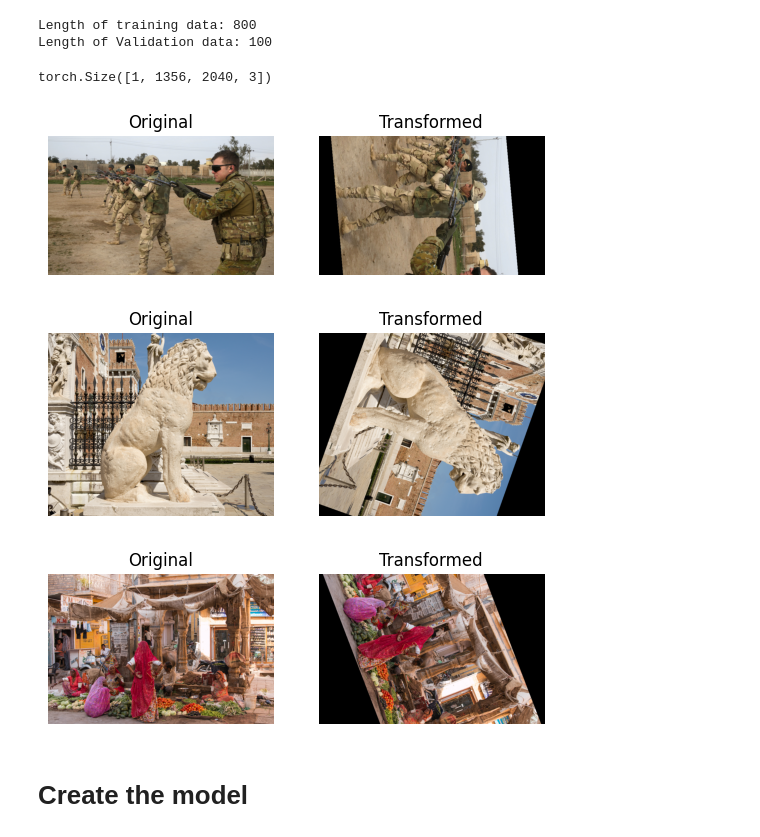
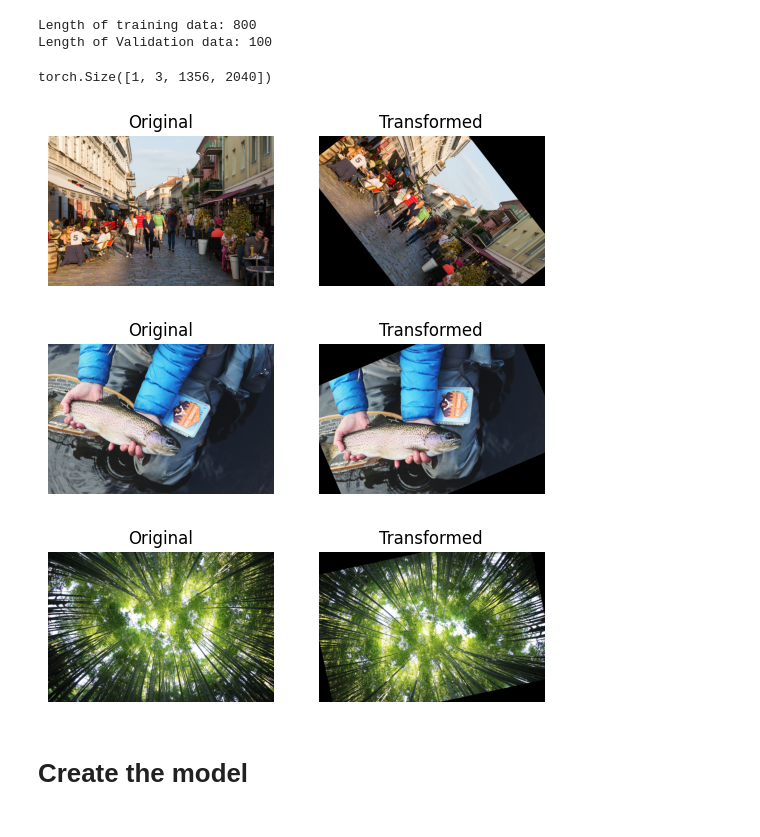
Before and after one commit to NicoCeresa/FSRCNN-2016, a Jupyter notebook: notebooks/sandbox.ipynb, the cells around one changed output. Saved outputs shown, nothing was run; the diff lists cells and outputs as text; code cells hidden in the pictures.

```diff
--- a/notebooks/sandbox.ipynb
+++ b/notebooks/sandbox.ipynb
@@ -143,7 +143,7 @@ class CustomDIV2K(Dataset):
                 v2.RandomCrop(size=(int((int(im_height/self.n))*.8),int((int(im_width/self.n))*.8)))
             ], p=.3)
             ,
-            v2.ToTensor(),
+            v2.Compose([v2.ToImage(), v2.ToDtype(torch.float32, scale=True)]),
                                     ])
         return img_transform(image)
 
@@ -153,12 +153,12 @@ class CustomDIV2K(Dataset):
         img_transform = v2.Compose([
             v2.ToPILImage(),
             v2.Resize(size=((int(im_height/self.n)), (int(im_width/self.n))), interpolation=InterpolationMode.BICUBIC),
-            v2.ToTensor(),
+            v2.Compose([v2.ToImage(), v2.ToDtype(torch.float32, scale=True)]),
         ])
 
     def transform_HR_image(self, image):
         img_transform = v2.Compose([
-            v2.ToTensor()
+            v2.Compose([v2.ToImage(), v2.ToDtype(torch.float32, scale=True)])
         ])
         return img_transform(image)
 
@@ -176,12 +176,12 @@ class CustomDIV2K(Dataset):
             Tuple[torch.Tensor, torch.Tensor]: returns images in forms of tensors
         """
         img = self.load_image(idx)
-        HR = self.transform_HR_image(img).permute(1,2,0)
+        HR = self.transform_HR_image(img)
 
         if self.mode == 'train':
-            LR = self.train_transform_LR_image(img).permute(1,2,0)
+            LR = self.train_transform_LR_image(img)
         else:
-            LR = self.test_transform_LR_image(img).permute(1,2,0)
+            LR = self.test_transform_LR_image(img)
 
         return HR, LR
 # %%
@@ -213,9 +213,9 @@ HR_custom, LR_custom = next(iter(train_dataloader_custom))
 
 HR_custom.shape
 # %% [output]
-torch.Size([1, 1356, 2040, 3])
+torch.Size([1, 3, 1356, 2040])
 # %%
-def plot_transformation(idx, dataloader, n=3):
+def plot_transformation(idx, data, n=3):
     """
     input:
         path_list: list of paths
@@ -224,26 +224,26 @@ def plot_transformation(idx, dataloader, n=3):
     output:
         displays random images in pairs of the original and transformed image
     """
-    random_images = random.sample(range(len(dataloader)), n)
+    random_images = random.sample(range(len(data)), n)
     for img in random_images:
         fig, ax = plt.subplots(nrows=1, ncols=2)
-        images = dataloader.__getitem__(img)
+        images = data.__getitem__(img)
         # OG image
-        ax[0].imshow(images[0])
+        ax[0].imshow(images[0].permute(1,2,0))
         ax[0].set_title(f"Original")
         ax[0].axis(False)
 
         # Transformed image
-        ax[1].imshow(images[1])
+        ax[1].imshow(images[1].permute(1,2,0))
         ax[1].set_title(f"Transformed")
         ax[1].axis(False)
 # %%
 plot_transformation(idx=3,
-                    dataloader=train_data_custom)
+                    data=train_data_custom)
 # %% [output]
-[figure, old version]
+[figure, new version]
-[figure, old version]
+[figure, new version]
-[figure, old version]
+[figure, new version]
 # %% [markdown]
 # Create the model
 # %%
```
Also changed, not shown: parts of 11 cells of this notebook.
